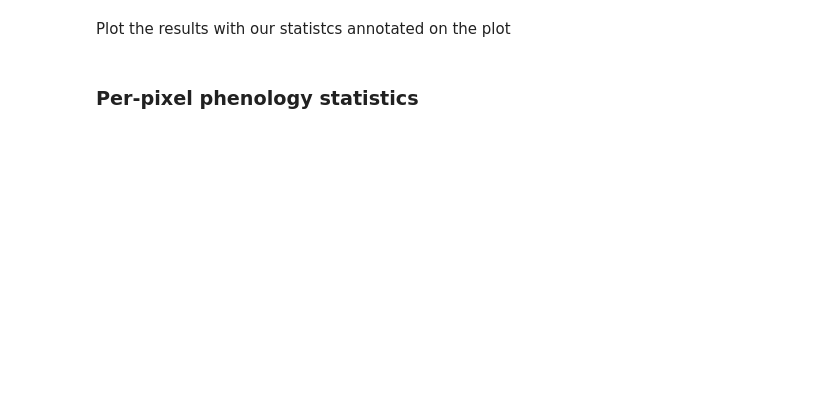
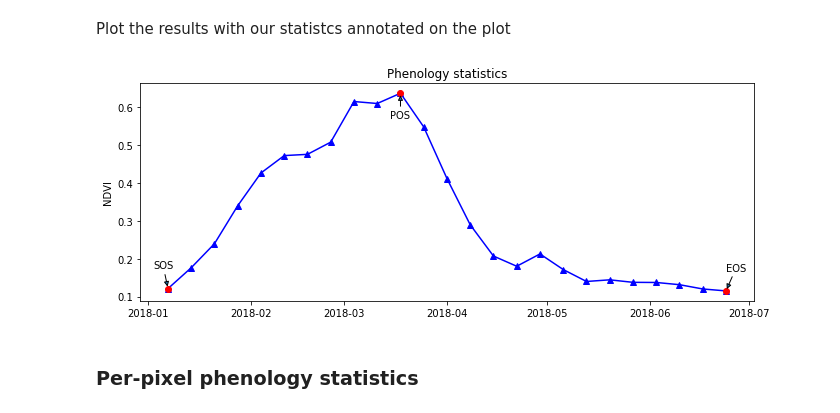
Before and after one commit to digitalearthafrica/deafrica-sandbox-notebooks, a Jupyter notebook: Real_world_examples/Vegetation_phenology.ipynb, the cells around one changed output. Cells and saved outputs as stored; diff of their text form; code cells hidden in the pictures; blank space fills up the shorter version.

```diff
--- a/Real_world_examples/Vegetation_phenology.ipynb
+++ b/Real_world_examples/Vegetation_phenology.ipynb
@@ -225,13 +233,14 @@ The `xr_phenology` function also allows for interpolating the time-series in the
 To help us understand what these statistics refer too, lets first pass the simpler zonal time-series to the function and plot the results on the same curves as above.
 # %%
 #calculate phenology on the zonal mean of the dataset
-zonal_phen = xr_phenology(ds.NDVI.mean(['x', 'y']),
+zonal_phen = xr_phenology(ndvi.mean(['x', 'y']),
                        stats=['SOS', 'POS', 'EOS',
                              'vSOS', 'vPOS', 'vEOS'
                              ],
+                       interpolate_na = True,
                        interpolate = True,
                        interp_method = 'linear',
-                       interp_interval = '2W'
+                       interp_interval = '1W'
                    )
 
 zonal_phen
@@ -239,33 +263,35 @@ zonal_phen
 Plot the results with our statistcs annotated on the plot
 # %%
 # Use DOY results to create a datetime object
-eos_dt = dt.datetime.strptime('2019 '+str(phen.EOS.values), '%Y %j')
-sos_dt = dt.datetime.strptime('2018 '+str(phen.SOS.values), '%Y %j')
-pos_dt = dt.datetime.strptime('2018 '+str(phen.POS.values), '%Y %j')
+eos_dt = dt.datetime.strptime('2018 '+str(zonal_phen.EOS.values), '%Y %j')
+sos_dt = dt.datetime.strptime('2018 '+str(zonal_phen.SOS.values), '%Y %j')
+pos_dt = dt.datetime.strptime('2018 '+str(zonal_phen.POS.values), '%Y %j')
 
 #create plot
 fig, ax = plt.subplots(figsize=(11,4))
 ax.plot(ndvi_interpolated.time,
          ndvi_interpolated,
         'b-^')
 
 #add start of season
-ax.plot(sos_dt, phen.vSOS, 'or')
-ax.annotate('SOS', xy=(sos_dt, phen.vSOS.values), xytext=(-15, 20),
+ax.plot(sos_dt, zonal_phen.vSOS, 'or')
+ax.annotate('SOS', xy=(sos_dt, zonal_phen.vSOS.values), xytext=(-15, 20),
             textcoords='offset points', arrowprops=dict(arrowstyle='-|>'))
 
 #add end of season
-ax.plot(eos_dt, phen.vEOS, 'or')
-ax.annotate('EOS', xy=(eos_dt, phen.vEOS.values), xytext=(0, 20),
+ax.plot(eos_dt, zonal_phen.vEOS, 'or')
+ax.annotate('EOS', xy=(eos_dt, zonal_phen.vEOS.values), xytext=(0, 20),
             textcoords='offset points', arrowprops=dict(arrowstyle='-|>'))
 
 #add peak of season
-ax.plot(pos_dt, phen.vPOS, 'or')
-ax.annotate('POS', xy=(pos_dt, phen.vPOS.values), xytext=(0, -25),
+ax.plot(pos_dt, zonal_phen.vPOS, 'or')
+ax.annotate('POS', xy=(pos_dt, zonal_phen.vPOS.values), xytext=(-10, -25),
             textcoords='offset points', arrowprops=dict(arrowstyle='-|>'))
 
 plt.ylabel('NDVI')
 plt.title('Phenology statistics');
+# %% [output]
+[figure, added]
 # %% [markdown]
 ### Per-pixel phenology statistics
 # %%
```
Also changed, not shown: parts of 18 cells of this notebook.
